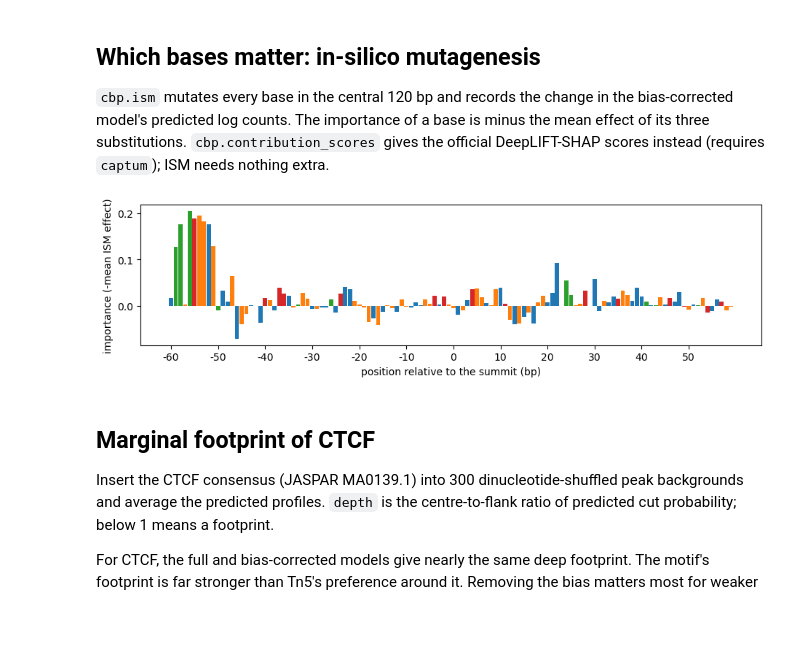
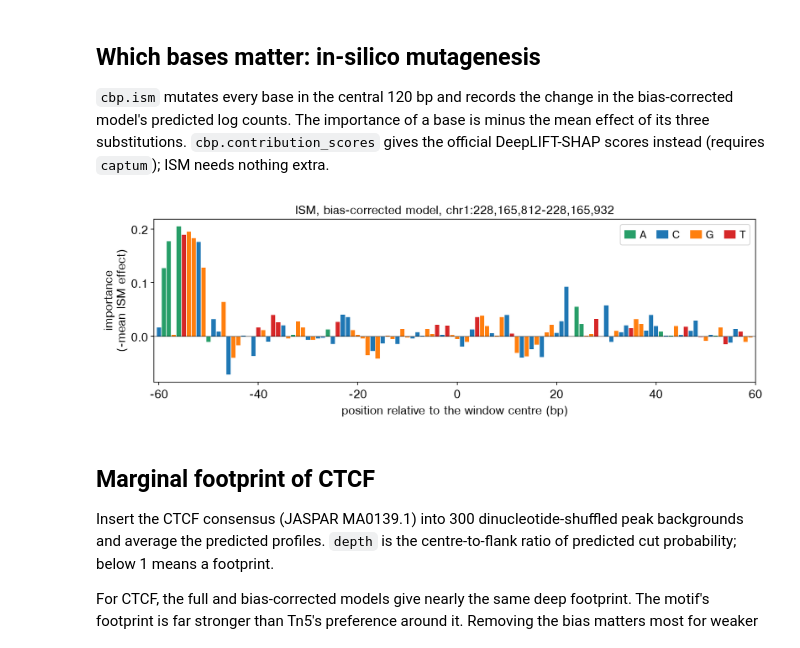
Before and after one commit to aristoteleo/epione, a Jupyter notebook: epione_guide/tutorials/single/t_chrombpnet.ipynb, the cells around one changed output. Cells and saved outputs as stored; diff of their text form; code cells hidden in the pictures; blank space fills up the shorter version.

```diff
--- a/epione_guide/tutorials/single/t_chrombpnet.ipynb
+++ b/epione_guide/tutorials/single/t_chrombpnet.ipynb
@@ -128,18 +170,23 @@ plt.show()
 # %%
 pos = np.arange(1057 - 60, 1057 + 60)
 eff = cbp.ism(nobias, seq[0], positions=pos, device=device)
 imp = -eff.sum(1) / 3
 bases = np.array(list("ACGT"))[seq[0][pos].argmax(1)]
-colors = {"A": "tab:green", "C": "tab:blue", "G": "tab:orange", "T": "tab:red"}
-fig, ax = plt.subplots(figsize=(11, 2.5))
-ax.bar(np.arange(len(pos)), imp, color=[colors[b] for b in bases], width=0.9)
-ax.set_xticks(np.arange(len(pos))[::10])
-ax.set_xticklabels(pos[::10] - 1057)
-ax.set_xlabel("position relative to the summit (bp)")
-ax.set_ylabel("importance (-mean ISM effect)")
+# Usual nucleotide colours (A green, C blue, G orange, T red), from scanpy's default palette.
+base_colors = {"A": PALETTE[2], "C": PALETTE[0], "G": PALETTE[1], "T": PALETTE[3]}
+rel = pos - 1057
+fig, ax = plt.subplots(figsize=(11, 3.6), layout="constrained")
+ax.bar(rel, imp, color=[base_colors[b] for b in bases], width=0.85, lw=0)
+ax.axhline(0, color="black", lw=0.6)
+ax.set_xlim(rel[0] - 1, rel[-1] + 1)
+ax.set_xlabel("position relative to the window centre (bp)")
+ax.set_ylabel("importance\n(-mean ISM effect)")
+ax.set_title(f"ISM, bias-corrected model, {top['chr']}:{centre - 60:,}-{centre + 60:,}")
+ax.legend(handles=[Patch(color=c, label=b) for b, c in base_colors.items()],
+          ncol=4, loc="upper right", handlelength=1, columnspacing=1)
 plt.show()
 # %% [output]
-[figure, old version]
+[figure, new version]
 # %% [markdown]
 ## Marginal footprint of CTCF
 
```
Also changed, not shown: parts of 8 cells of this notebook.
